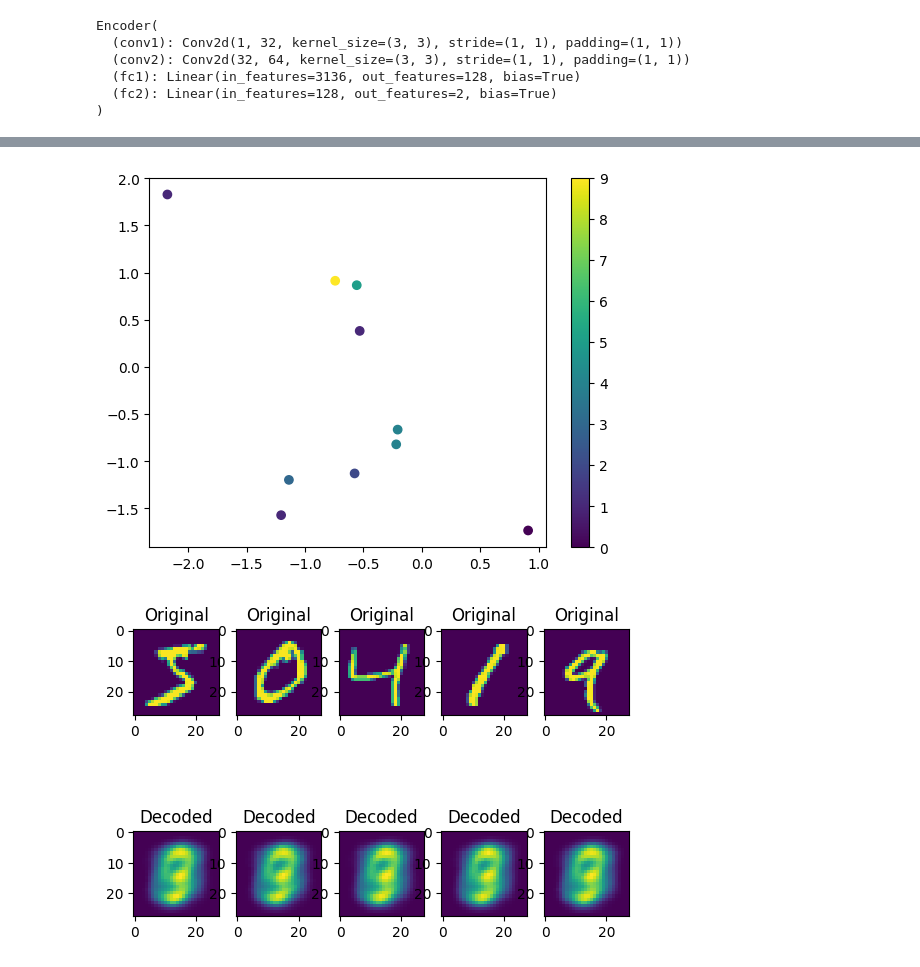
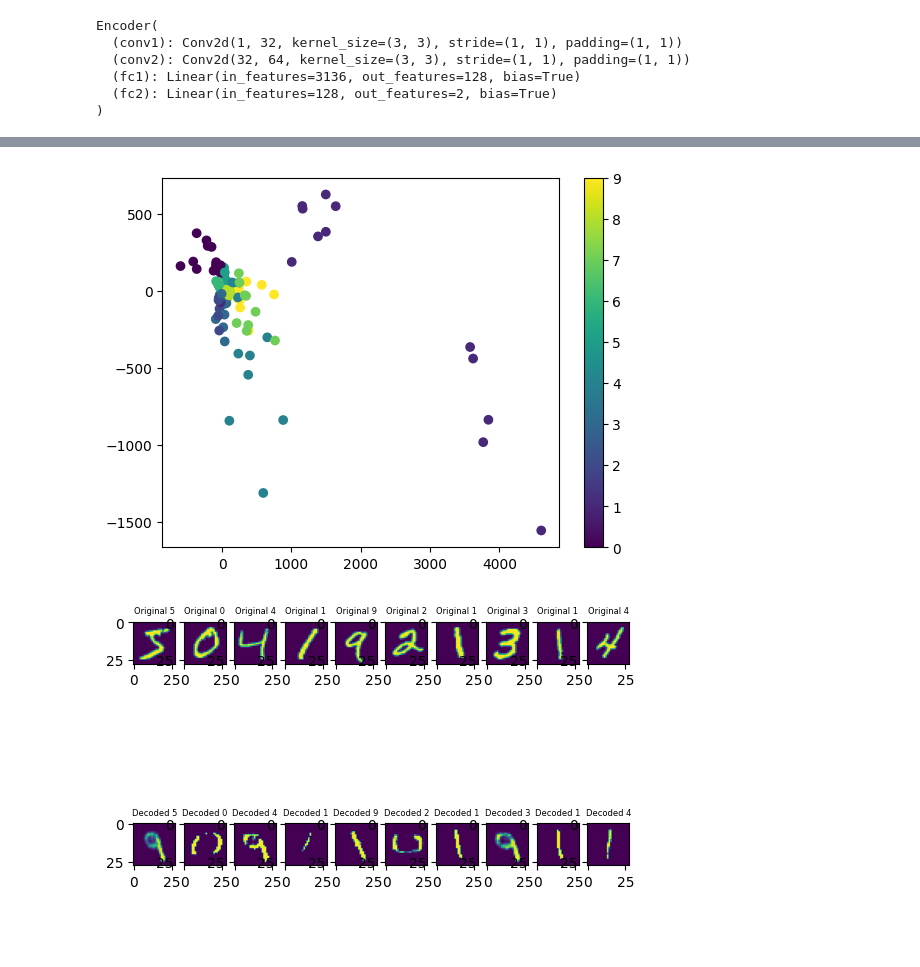
Before and after one commit to MaximeSzymanski/VAE_pytorch, a Jupyter notebook: VAE.ipynb, the cells around one changed output, grey strips where cells are left out. Cells and saved outputs as stored; diff of their text form; code cells hidden in the pictures; blank space fills up the shorter version.

```diff
--- a/VAE.ipynb
+++ b/VAE.ipynb
@@ -209,6 +231,6 @@ def loss_function(x, original_x, mu, sigma,k1=1,k2=1e-3):
 # %%
 
-variational_autoencoder = VariationalAutoEncoder(1, 64, 120)
+variational_autoencoder = VariationalAutoEncoder(1, 128, 2)
 variational_autoencoder.to(device)
 # %% [output]
 VariationalAutoEncoder(
@@ -235,7 +256,7 @@ VariationalAutoEncoder(
 images = mnist_trainset.data[1].float().unsqueeze(0).unsqueeze(1)/255
 images = images.to(device)
 encoded, _ ,_ ,_ = variational_autoencoder.encoder(images)
-decoded = variational_autoencoder.decoder(encoded)
+decoded = variational_autoencoder.decoder(encoded) * 255
 print(f"decoded shape : {decoded.shape}")
 
 # plot the encoded images in 2D, and the decoded images
@@ -278,10 +298,10 @@ epochs = 10
 optimizer = torch.optim.Adam(variational_autoencoder.parameters(), lr=lr)
 # %%
 
-# take only 10 % of the data
+# take inly 10 images
+#mnist_trainset.data = mnist_trainset.data[:nb_image_to_overfit]
+#mnist_trainset.targets = mnist_trainset.targets[:nb_image_to_overfit]
 
-mnist_trainset.data = mnist_trainset.data[:int(len(mnist_trainset.data)/1)]
-mnist_trainset.targets = mnist_trainset.targets[:int(len(mnist_trainset.targets)/1)]
 
 mnist_trainloader = torch.utils.data.DataLoader(mnist_trainset, batch_size=batch_size, shuffle=True)
 # %%
@@ -310,7 +340,7 @@ TypeError: ignored
 # %%
 # take all images from the train set
 with torch.no_grad():
-  images = mnist_trainset.data.float().unsqueeze(1)/255
+  images = mnist_trainset.data.float().unsqueeze(1)
   print(len(mnist_trainset.data))
   print(len(mnist_trainset.targets))
   images = images.to(device)
@@ -328,28 +358,30 @@ OutOfMemoryError: ignored
 # %%
 # take 10 images from the train set
-images = mnist_trainset.data[:10].float().unsqueeze(1)
-images = images.to(device)
-encoded = variational_autoencoder.encoder( images)
+with torch.no_grad():
+  images = mnist_trainset.data[:100].float().unsqueeze(1)
+  images = images.to(device)
+  encoded = variational_autoencoder.encoder( images)
+  decoded = variational_autoencoder.decoder( encoded[0])
+  # plot the encoded images in 2D, and the decoded images
+  encoded_images = encoded[0].cpu().detach().numpy()
+  plt.scatter(encoded_images[:, 0], encoded_images[:, 1], c=mnist_trainset.targets[:100].numpy())
+  plt.colorbar()
+  plt.show()
+  # plot the decoded images, in a 2 by 5 grid, with the original images on top of each decoded of the decoded images, and the label of the original image
 
-decoded = variational_autoencoder.decoder( encoded[0])
+  f, axarr = plt.subplots(2, 10)
+  for i in range(10):
+      # original images
+      # write Original on top of the image
+      axarr[0, i].set_title(f'Original {mnist_trainset.targets[i]}', fontsize=6)
+      axarr[0, i].imshow(images[i, 0].cpu().detach().numpy())
 
-# plot the encoded images in 2D, and the decoded images
-encoded_images = encoded[0].cpu().detach().numpy()
-plt.scatter(encoded_images[:, 0], encoded_images[:, 1], c=mnist_trainset.targets[:10].numpy())
-plt.colorbar()
-plt.show()
-# plot the decoded images, in a 2 by 5 grid, with the original images on top of each decoded of the decoded images
-f, axarr = plt.subplots(2, 5)
-for i in range(5):
-    # original images
-    # write Original on top of the image
-    axarr[0, i].set_title('Original')
-    axarr[0, i].imshow(images[i, 0].cpu().detach().numpy())
-    # decoded images
-    # write Decoded on top of the image
-    axarr[1, i].set_title('Decoded')
-    axarr[1, i].imshow(decoded[i, 0].cpu().detach().numpy())
-plt.show()
+      # decoded images
+      # write Decoded on top of the image
+      axarr[1, i].set_title(f'Decoded {mnist_trainset.targets[i]}', fontsize=6)
+      axarr[1, i].imshow(decoded[i, 0].cpu().detach().numpy())
+
+  plt.show()
 # %% [output]
-[figure, old version]
+[figure, new version]
-[figure, old version]
+[figure, new version]
```
Also changed, not shown: parts of 11 cells of this notebook.
